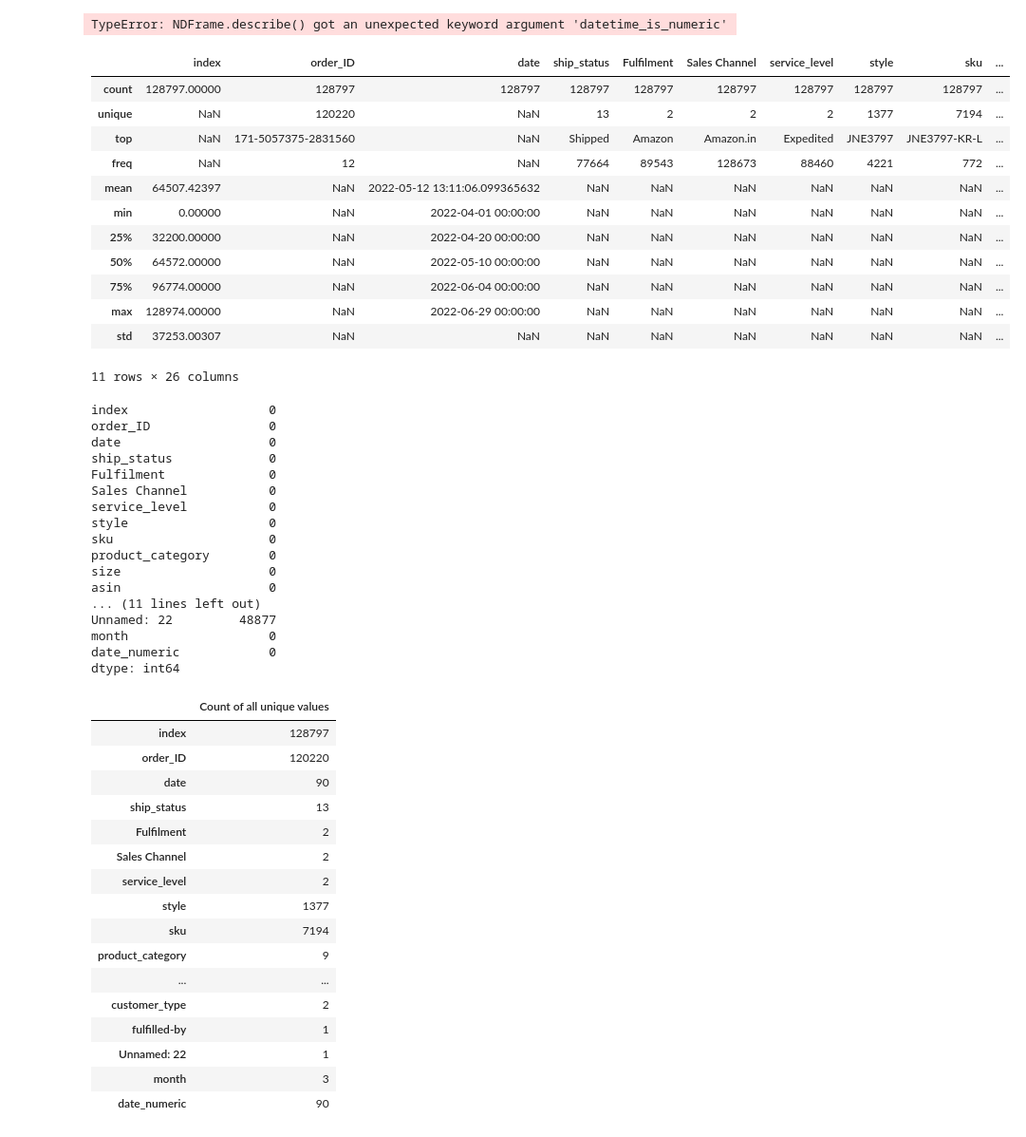
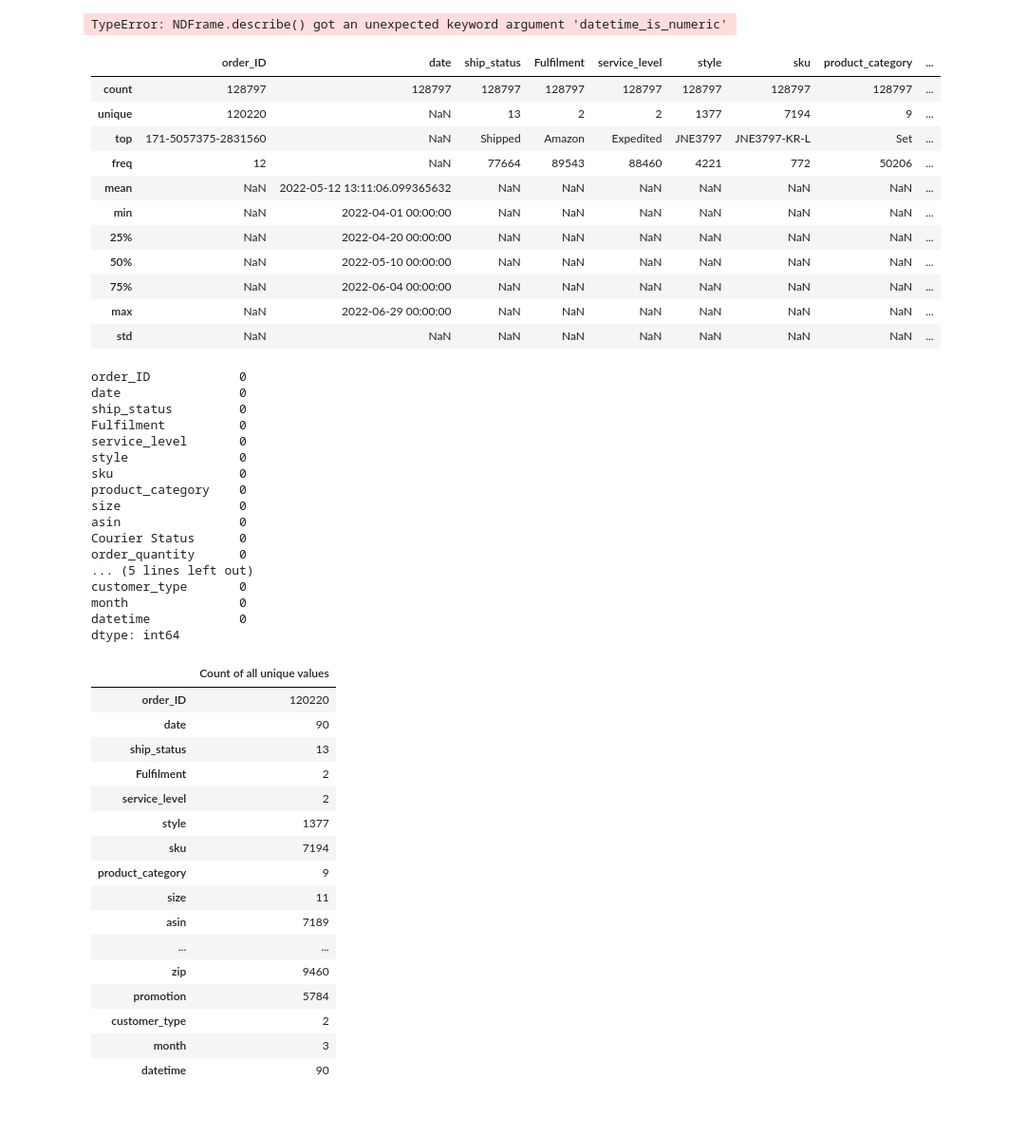
Before and after one commit to CC-Sev/E-Commerce-Sales-Dataset-Analysis, a Jupyter notebook: amazon_sales_data.ipynb, the cells around one changed output. Shown at 95% size. Cells and saved outputs as stored; diff of their text form; code cells hidden in the pictures.

```diff
--- a/amazon_sales_data.ipynb
+++ b/amazon_sales_data.ipynb
@@ -167,3 +171,5 @@ dtype: int64
+# %%
+df.drop(columns = ['index', 'Unnamed: 22', 'fulfilled-by', 'ship-country', 'currency', 'Sales Channel '], inplace = True)
 # %% [markdown]
 ## Dropping Duplicates
 # %%
@@ -377,59 +385,61 @@ df.describe(include='all', datetime_is_numeric=True)
 # %% [output]
 TypeError: NDFrame.describe() got an unexpected keyword argument 'datetime_is_numeric'
 # %%
-df['date_numeric'] = df['date'].astype('int64')  # Convert datetime to numeric (UNIX timestamp)
+#df['date_numeric'] = df['date'].astype('int64')  # Convert datetime to numeric (UNIX timestamp)
+#df.describe(include='all')
+
+df['datetime'] = pd.to_numeric(df['date'])
 df.describe(include='all')
 # %% [output]
-|  | index | order_ID | date | ship_status | Fulfilment | Sales Channel | service_level | style | sku | ... |
-| count | 128797.00000 | 128797 | 128797 | 128797 | 128797 | 128797 | 128797 | 128797 | 128797 | ... |
-| unique | NaN | 120220 | NaN | 13 | 2 | 2 | 2 | 1377 | 7194 | ... |
-| top | NaN | 171-5057375-2831560 | NaN | Shipped | Amazon | Amazon.in | Expedited | JNE3797 | JNE3797-KR-L | ... |
-| freq | NaN | 12 | NaN | 77664 | 89543 | 128673 | 88460 | 4221 | 772 | ... |
-| mean | 64507.42397 | NaN | 2022-05-12 13:11:06.099365632 | NaN | NaN | NaN | NaN | NaN | NaN | ... |
-| min | 0.00000 | NaN | 2022-04-01 00:00:00 | NaN | NaN | NaN | NaN | NaN | NaN | ... |
-| 25% | 32200.00000 | NaN | 2022-04-20 00:00:00 | NaN | NaN | NaN | NaN | NaN | NaN | ... |
-| 50% | 64572.00000 | NaN | 2022-05-10 00:00:00 | NaN | NaN | NaN | NaN | NaN | NaN | ... |
-| 75% | 96774.00000 | NaN | 2022-06-04 00:00:00 | NaN | NaN | NaN | NaN | NaN | NaN | ... |
-| max | 128974.00000 | NaN | 2022-06-29 00:00:00 | NaN | NaN | NaN | NaN | NaN | NaN | ... |
-| std | 37253.00307 | NaN | NaN | NaN | NaN | NaN | NaN | NaN | NaN | ... |
+|  | order_ID | date | ship_status | Fulfilment | service_level | style | sku | product_category | ... |
+| count | 128797 | 128797 | 128797 | 128797 | 128797 | 128797 | 128797 | 128797 | ... |
+| unique | 120220 | NaN | 13 | 2 | 2 | 1377 | 7194 | 9 | ... |
+| top | 171-5057375-2831560 | NaN | Shipped | Amazon | Expedited | JNE3797 | JNE3797-KR-L | Set | ... |
+| freq | 12 | NaN | 77664 | 89543 | 88460 | 4221 | 772 | 50206 | ... |
+| mean | NaN | 2022-05-12 13:11:06.099365632 | NaN | NaN | NaN | NaN | NaN | NaN | ... |
+| min | NaN | 2022-04-01 00:00:00 | NaN | NaN | NaN | NaN | NaN | NaN | ... |
+| 25% | NaN | 2022-04-20 00:00:00 | NaN | NaN | NaN | NaN | NaN | NaN | ... |
+| 50% | NaN | 2022-05-10 00:00:00 | NaN | NaN | NaN | NaN | NaN | NaN | ... |
+| 75% | NaN | 2022-06-04 00:00:00 | NaN | NaN | NaN | NaN | NaN | NaN | ... |
+| max | NaN | 2022-06-29 00:00:00 | NaN | NaN | NaN | NaN | NaN | NaN | ... |
+| std | NaN | NaN | NaN | NaN | NaN | NaN | NaN | NaN | ... |
-11 rows × 26 columns
 # %%
 df.isnull().sum()
 # %% [output]
-index                   0
-order_ID                0
-date                    0
-ship_status             0
-Fulfilment              0
-Sales Channel           0
-service_level           0
-style                   0
-sku                     0
-product_category        0
-size                    0
-asin                    0
-... (11 lines left out)
-Unnamed: 22         48877
-month                   0
-date_numeric            0
+order_ID            0
+date                0
+ship_status         0
+Fulfilment          0
+service_level       0
+style               0
+sku                 0
+product_category    0
+size                0
+asin                0
+Courier Status      0
+order_quantity      0
+... (5 lines left out)
+customer_type       0
+month               0
+datetime            0
 dtype: int64
 # %%
 df.nunique().to_frame(name='Count of all unique values')
 # %% [output]
 |  | Count of all unique values |
-| index | 128797 |
 | order_ID | 120220 |
 | date | 90 |
 | ship_status | 13 |
 | Fulfilment | 2 |
-| Sales Channel | 2 |
 | service_level | 2 |
 | style | 1377 |
 | sku | 7194 |
 | product_category | 9 |
+| size | 11 |
+| asin | 7189 |
 | ... | ... |
+| zip | 9460 |
+| promotion | 5784 |
 | customer_type | 2 |
-| fulfilled-by | 1 |
-| Unnamed: 22 | 1 |
 | month | 3 |
-| date_numeric | 90 |
+| datetime | 90 |
```
Also changed, not shown: parts of 8 cells of this notebook.
